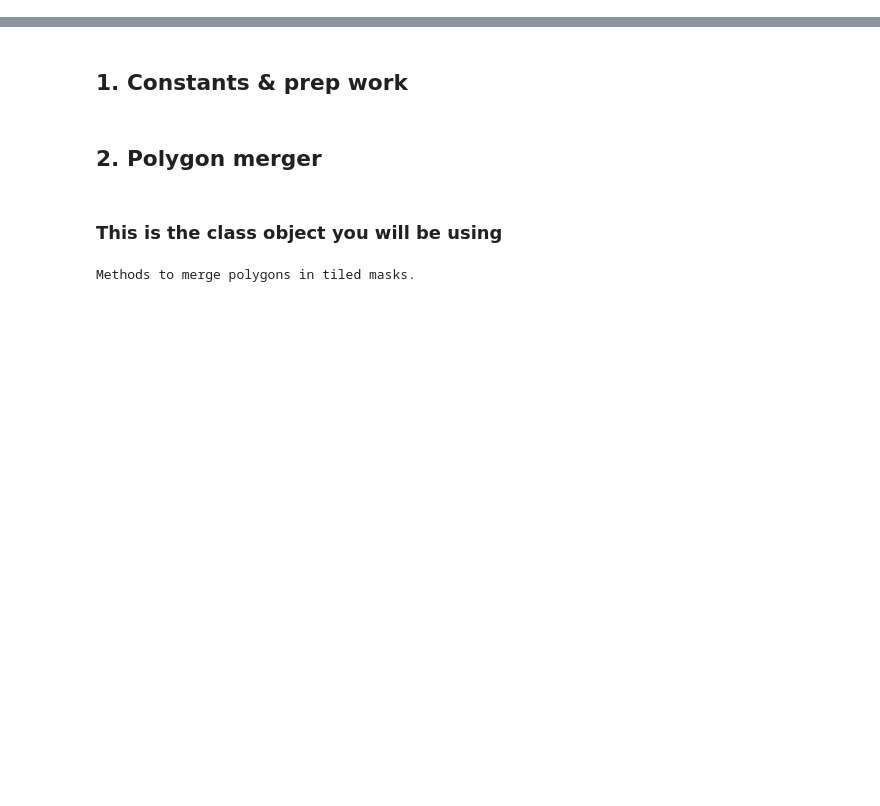
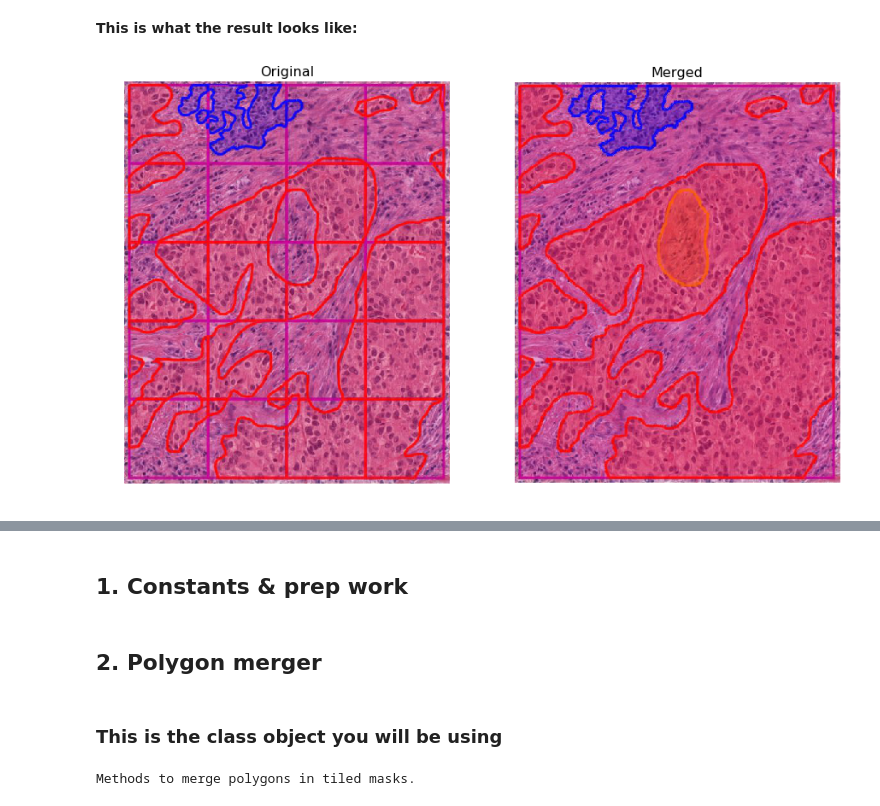
Before and after one commit to DigitalSlideArchive/HistomicsTK, a Jupyter notebook: docs/examples/polygon_merger.ipynb, the cells around one changed output, grey strips where cells are left out. Drawn from its saved outputs; the diff is of its cells as text; code cells hidden in the pictures; blank space fills up the shorter version.

```diff
--- a/docs/examples/polygon_merger.ipynb
+++ b/docs/examples/polygon_merger.ipynb
@@ -56,0 +16,18 @@ This initial set of "vetting" steps ensures that the number of comparisons is ``
+# %% [markdown]
+**This is what the result looks like:**
+# %%
+import matplotlib.pyplot as plt
+%matplotlib inline
+
+def _show_img(ax, path, title):
+    ax.imshow(plt.imread(path))
+    ax.set_title(title, fontsize=16)
+    ax.axis('off')
+
+IMGPATH = '../../histomicstk/annotations_and_masks/tests/test_files/img/'
+
+f, (ax1, ax2) = plt.subplots(1, 2, figsize=(15, 15))
+_show_img(ax1, IMGPATH + 'polygon_merger_unmerged.jpg', 'Original')
+_show_img(ax2, IMGPATH + 'polygon_merger_merged.jpg', 'Merged')
+# %% [output]
+[figure, added]
```
Also changed, not shown: parts of 4 cells of this notebook, 2 other files.
